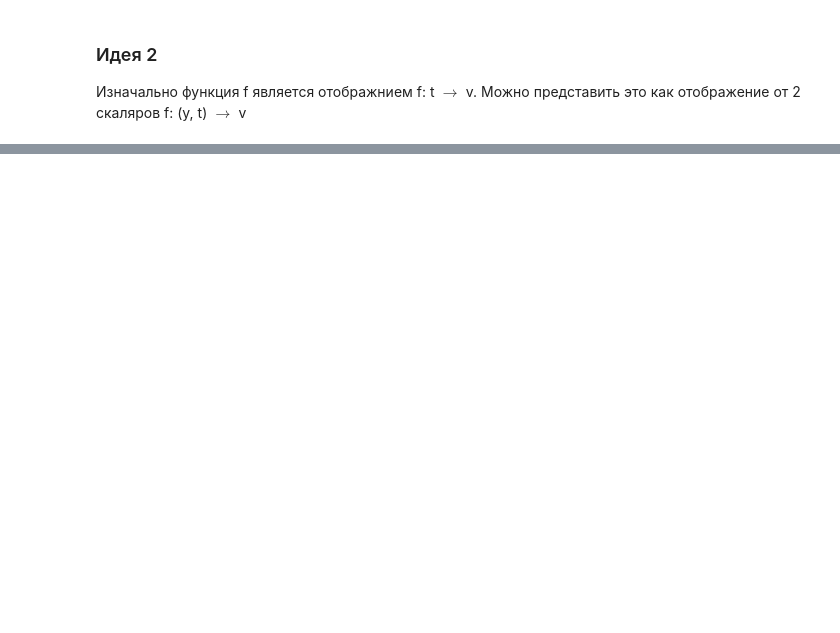
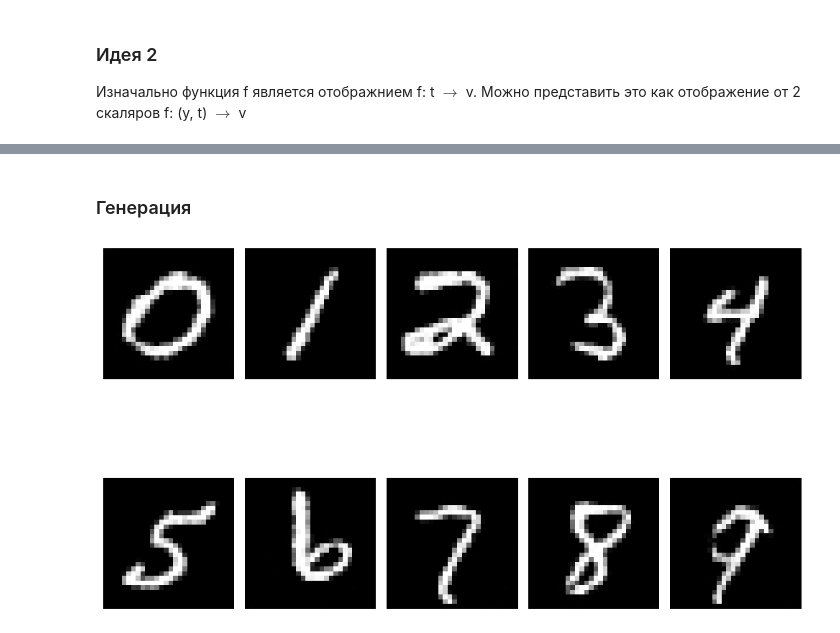
Before and after one commit to panikkuo/undergraduate-thesis, a Jupyter notebook: Im_ learning_diffusions_networks/Conditional_generation.ipynb, the cells around one changed output, grey strips where cells are left out. Drawn from its saved outputs; the diff is of its cells as text; code cells hidden in the pictures; blank space fills up the shorter version.

```diff
--- a/Im_ learning_diffusions_networks/Conditional_generation.ipynb
+++ b/Im_ learning_diffusions_networks/Conditional_generation.ipynb
@@ -122,7 +145,7 @@ class Unet1(nn.Module):
             self.relu = nn.ReLU()
 
         def forward(self, x, time_embedding, label_embedding):
-            v1 = self.mlp(label_embedding).view(time_embedding.shape[0], -1, 1, 1)
+            v1 = self.mlp(label_embedding).view(label_embedding.shape[0], -1, 1, 1)
             v2 = self.mlp(time_embedding).view(time_embedding.shape[0], -1, 1, 1)
 
             h = self.relu(self.conv1(x))
@@ -221,0 +404,42 @@ class Unet2(nn.Module):
+# %% [markdown]
+### Генерация
+# %%
+device = "cuda" if torch.cuda.is_available() else "cpu"
+
+sqrt_inv_alphas = 1 / torch.sqrt(alphas)
+coeff = (1 - alphas) / torch.sqrt(1 - alphas_cumprod)
+
+amount = 10
+
+@torch.no_grad()
+def generate_digit(model):
+    model.eval()
+    img = torch.randn((amount, 1, 28, 28), device=device)
+    labels = torch.arange(0, 10, device=device)
+
+    for t_idx in reversed(range(timesteps)):
+        t_tensor = torch.full((amount,), t_idx, device=device, dtype=torch.long)
+
+        pred_noise = model(img, t_tensor, labels)
+        img = sqrt_inv_alphas[t_idx] * (img - coeff[t_idx] * pred_noise)
+
+        if t_idx > 0:
+            z = torch.randn_like(img)
+            img = img + torch.sqrt(betas[t_idx]) * z
+
+    img = (img.clamp(-1, 1) + 1) / 2
+    return img.cpu().numpy().squeeze()
+# %%
+generated_imgs = generate_digit(model)
+
+fig, axs = plt.subplots(2, 5, figsize=(10, 8))
+axs = axs.flatten()
+
+for i, ax in enumerate(axs):
+    ax.imshow(generated_imgs[i], cmap='gray')
+    ax.axis('off')
+
+plt.tight_layout()
+plt.show()
+# %% [output]
+[figure, added]
```
Also changed, not shown: parts of 17 cells of this notebook, 1 other file.
